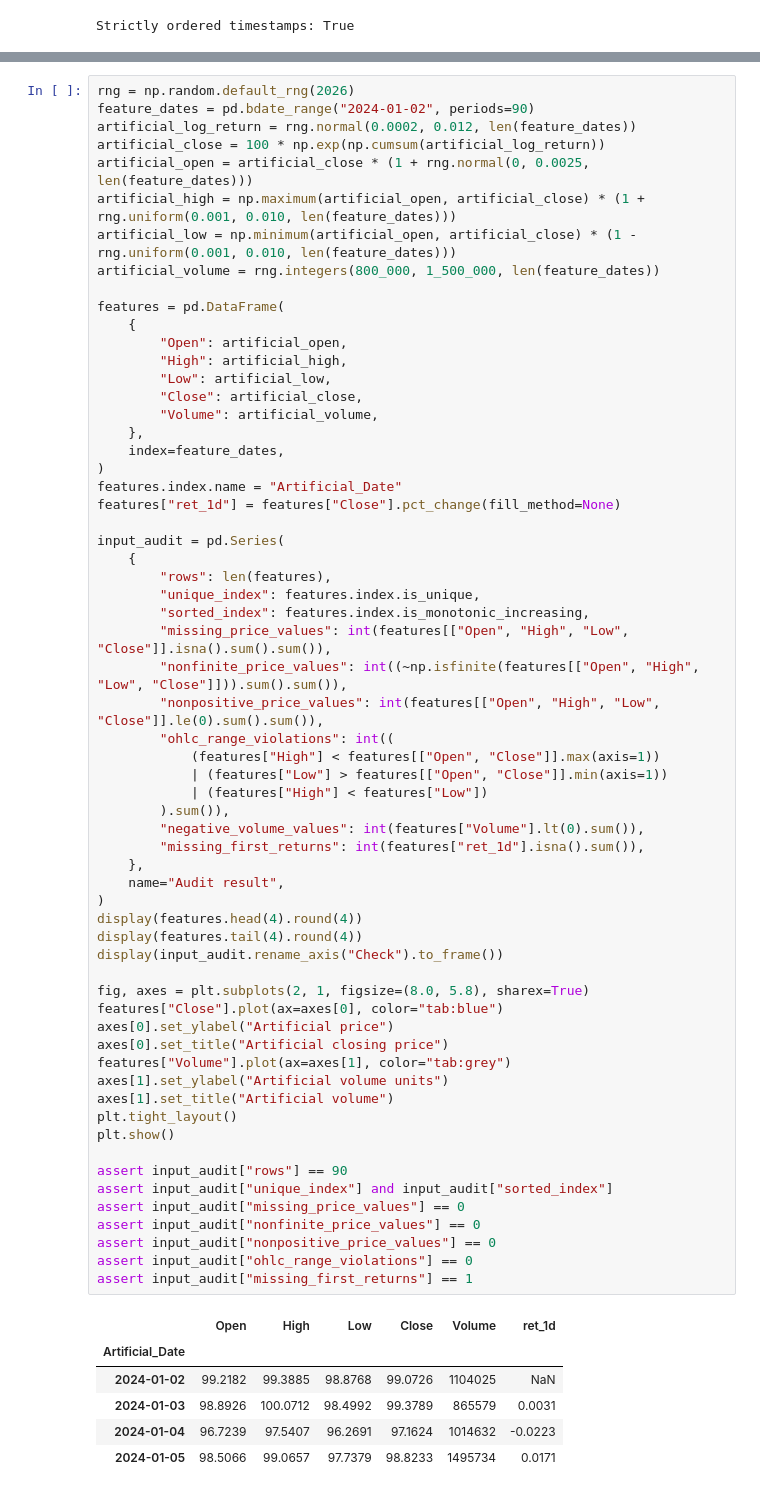
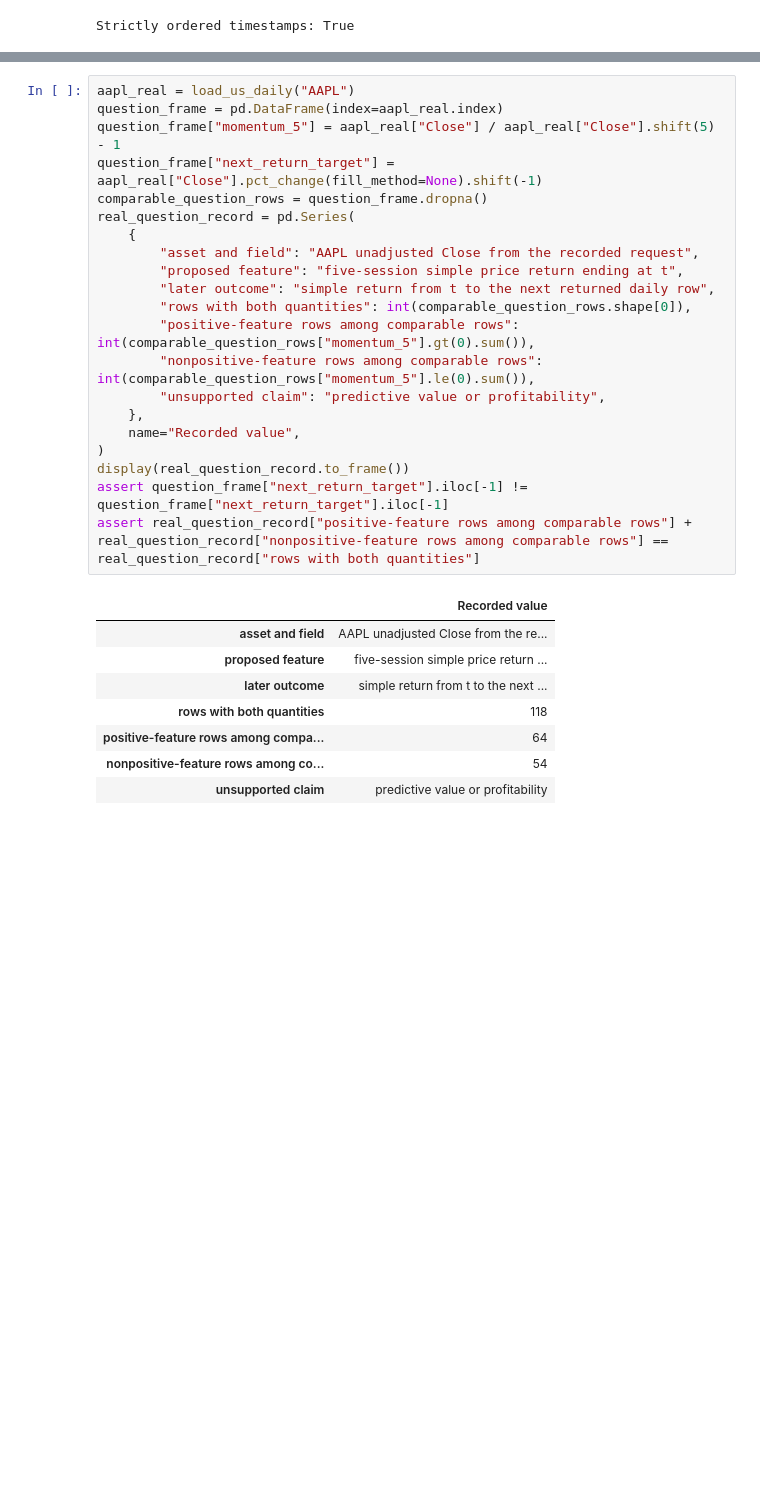
Before and after one commit to KennethWYLee/FinTech, a Jupyter notebook: course/03/week3_main.ipynb, the cells around one changed output, grey strips where cells are left out. Saved outputs shown, nothing was run; the diff lists cells and outputs as text; blank space fills up the shorter version.

```diff
--- a/course/03/week3_main.ipynb
+++ b/course/03/week3_main.ipynb
@@ -430,69 +508,30 @@ Write one prediction about the output. Do not replace the prediction after seein
 # %%
-rng = np.random.default_rng(2026)
-feature_dates = pd.bdate_range("2024-01-02", periods=90)
-artificial_log_return = rng.normal(0.0002, 0.012, len(feature_dates))
-artificial_close = 100 * np.exp(np.cumsum(artificial_log_return))
-artificial_open = artificial_close * (1 + rng.normal(0, 0.0025, len(feature_dates)))
-artificial_high = np.maximum(artificial_open, artificial_close) * (1 + rng.uniform(0.001, 0.010, len(feature_dates)))
-artificial_low = np.minimum(artificial_open, artificial_close) * (1 - rng.uniform(0.001, 0.010, len(feature_dates)))
-artificial_volume = rng.integers(800_000, 1_500_000, len(feature_dates))
-
-features = pd.DataFrame(
+aapl_real = load_us_daily("AAPL")
+question_frame = pd.DataFrame(index=aapl_real.index)
+question_frame["momentum_5"] = aapl_real["Close"] / aapl_real["Close"].shift(5) - 1
+question_frame["next_return_target"] = aapl_real["Close"].pct_change(fill_method=None).shift(-1)
+comparable_question_rows = question_frame.dropna()
+real_question_record = pd.Series(
     {
-        "Open": artificial_open,
-        "High": artificial_high,
-        "Low": artificial_low,
-        "Close": artificial_close,
-        "Volume": artificial_volume,
+        "asset and field": "AAPL unadjusted Close from the recorded request",
+        "proposed feature": "five-session simple price return ending at t",
+        "later outcome": "simple return from t to the next returned daily row",
+        "rows with both quantities": int(comparable_question_rows.shape[0]),
+        "positive-feature rows among comparable rows": int(comparable_question_rows["momentum_5"].gt(0).sum()),
+        "nonpositive-feature rows among comparable rows": int(comparable_question_rows["momentum_5"].le(0).sum()),
+        "unsupported claim": "predictive value or profitability",
     },
-    index=feature_dates,
+    name="Recorded value",
 )
-features.index.name = "Artificial_Date"
-features["ret_1d"] = features["Close"].pct_change(fill_method=None)
-
-input_audit = pd.Series(
-    {
-        "rows": len(features),
-        "unique_index": features.index.is_unique,
-        "sorted_index": features.index.is_monotonic_increasing,
-        "missing_price_values": int(features[["Open", "High", "Low", "Close"]].isna().sum().sum()),
-        "nonfinite_price_values": int((~np.isfinite(features[["Open", "High", "Low", "Close"]])).sum().sum()),
-        "nonpositive_price_values": int(features[["Open", "High", "Low", "Close"]].le(0).sum().sum()),
-        "ohlc_range_violations": int((
-            (features["High"] < features[["Open", "Close"]].max(axis=1))
-            | (features["Low"] > features[["Open", "Close"]].min(axis=1))
-            | (features["High"] < features["Low"])
-        ).sum()),
-        "negative_volume_values": int(features["Volume"].lt(0).sum()),
-        "missing_first_returns": int(features["ret_1d"].isna().sum()),
-    },
-    name="Audit result",
-)
-display(features.head(4).round(4))
-display(features.tail(4).round(4))
-display(input_audit.rename_axis("Check").to_frame())
-
-fig, axes = plt.subplots(2, 1, figsize=(8.0, 5.8), sharex=True)
-features["Close"].plot(ax=axes[0], color="tab:blue")
-axes[0].set_ylabel("Artificial price")
-axes[0].set_title("Artificial closing price")
-features["Volume"].plot(ax=axes[1], color="tab:grey")
-axes[1].set_ylabel("Artificial volume units")
-axes[1].set_title("Artificial volume")
-plt.tight_layout()
-plt.show()
-
-assert input_audit["rows"] == 90
-assert input_audit["unique_index"] and input_audit["sorted_index"]
-assert input_audit["missing_price_values"] == 0
-assert input_audit["nonfinite_price_values"] == 0
-assert input_audit["nonpositive_price_values"] == 0
-assert input_audit["ohlc_range_violations"] == 0
-assert input_audit["missing_first_returns"] == 1
+display(real_question_record.to_frame())
+assert question_frame["next_return_target"].iloc[-1] != question_frame["next_return_target"].iloc[-1]
+assert real_question_record["positive-feature rows among comparable rows"] + real_question_record["nonpositive-feature rows among comparable rows"] == real_question_record["rows with both quantities"]
 # %% [output]
-|  | Open | High | Low | Close | Volume | ret_1d |
-| Artificial_Date |  |  |  |  |  |  |
-| 2024-01-02 | 99.2182 | 99.3885 | 98.8768 | 99.0726 | 1104025 | NaN |
-| 2024-01-03 | 98.8926 | 100.0712 | 98.4992 | 99.3789 | 865579 | 0.0031 |
-| 2024-01-04 | 96.7239 | 97.5407 | 96.2691 | 97.1624 | 1014632 | -0.0223 |
-| 2024-01-05 | 98.5066 | 99.0657 | 97.7379 | 98.8233 | 1495734 | 0.0171 |
+|  | Recorded value |
+| asset and field | AAPL unadjusted Close from the re... |
+| proposed feature | five-session simple price return ... |
+| later outcome | simple return from t to the next ... |
+| rows with both quantities | 118 |
+| positive-feature rows among compa... | 64 |
+| nonpositive-feature rows among co... | 54 |
+| unsupported claim | predictive value or profitability |
```
Also changed, not shown: parts of 150 cells of this notebook.
